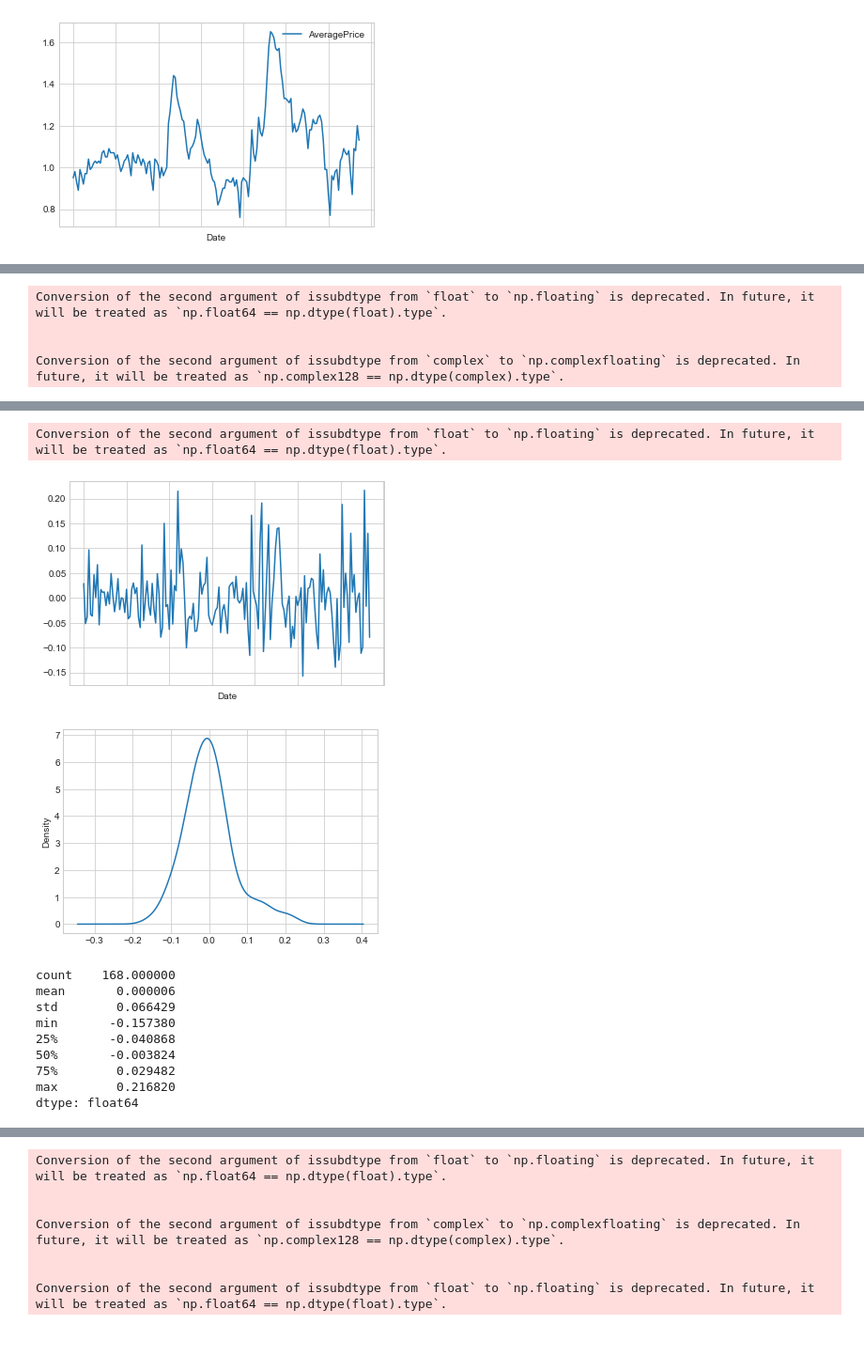
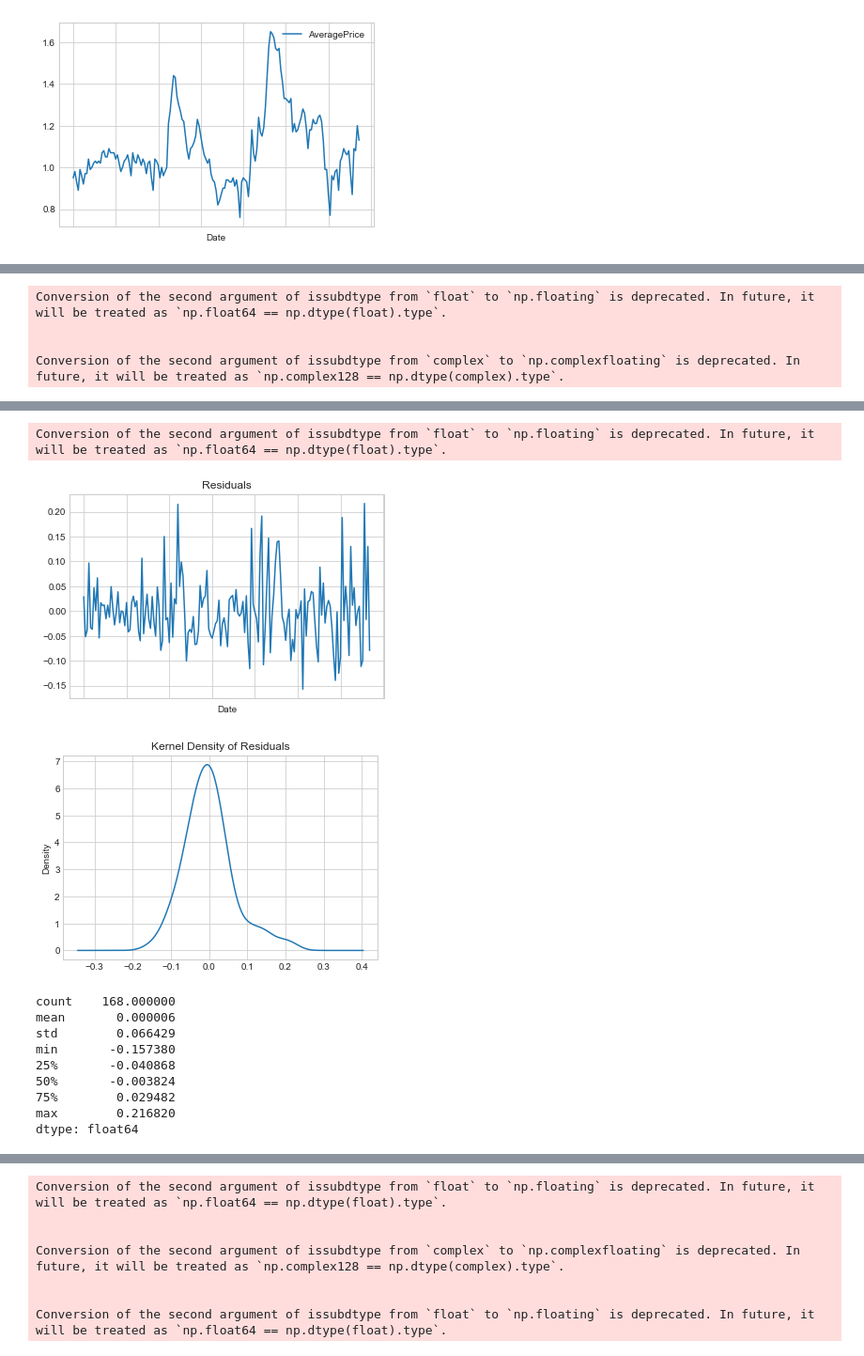
Before and after one commit to shreyanshissingh/AvocadoPrices, a Jupyter notebook: Avocado Price Forecast.ipynb, the cells around one changed output, grey strips where cells are left out. Shown at 94% size. Saved outputs shown, nothing was run; the diff lists cells and outputs as text; code cells hidden in the pictures.

```diff
--- a/Avocado Price Forecast.ipynb
+++ b/Avocado Price Forecast.ipynb
@@ -166,8 +165,10 @@ print(model_fit.summary())
 # plot residual errors
 residuals = (model_fit.resid)
 residuals.plot()
+plt.title('Residuals')
 plt.show()
 residuals.plot(kind='kde')
+plt.title('Kernel Density of Residuals')
 plt.show()
 print(residuals.describe())
 # %% [output]
@@ -185,16 +186,16 @@ Time:                        10:06:09   BIC                           -399.469
 Sample:                    12-20-2015   HQIC                          -412.462
                          - 01-07-2018
 ========================================================================================
                            coef    std err          z      P>|z|      [0.025      0.975]
 ----------------------------------------------------------------------------------------
 ... (12 lines left out)
 AR.3            1.8266           -0.0000j            1.8266           -0.0000
 AR.4            0.5779           -1.7416j            1.8349           -0.1990
 AR.5            0.5779           +1.7416j            1.8349            0.1990
 -----------------------------------------------------------------------------
 Conversion of the second argument of issubdtype from `float` to `np.floating` is deprecated. In future, it will be treated as `np.float64 == np.dtype(float).type`.
-[figure, old version]
+[figure, new version]
-[figure, old version]
+[figure, new version]
 count    168.000000
 mean       0.000006
 std        0.066429
```
Also changed, not shown: parts of 10 cells of this notebook.
